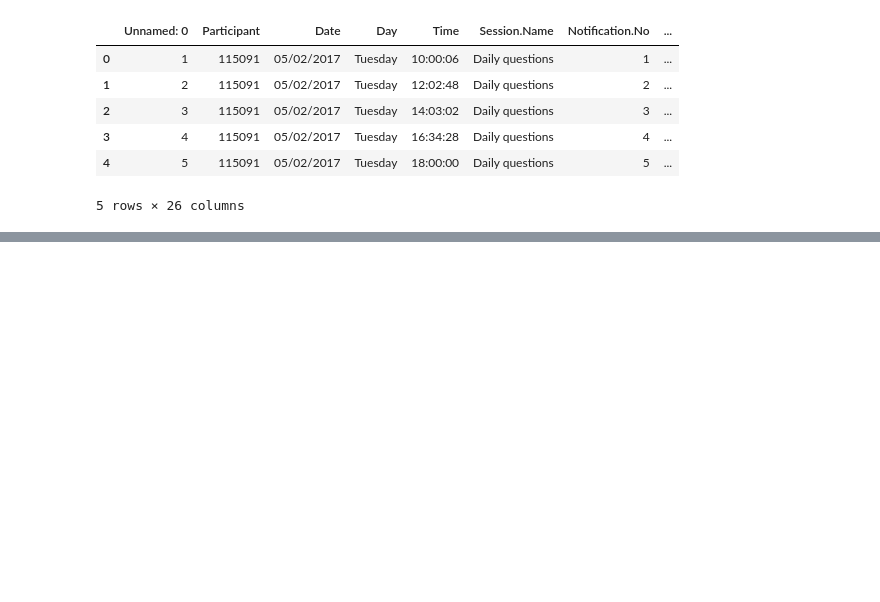
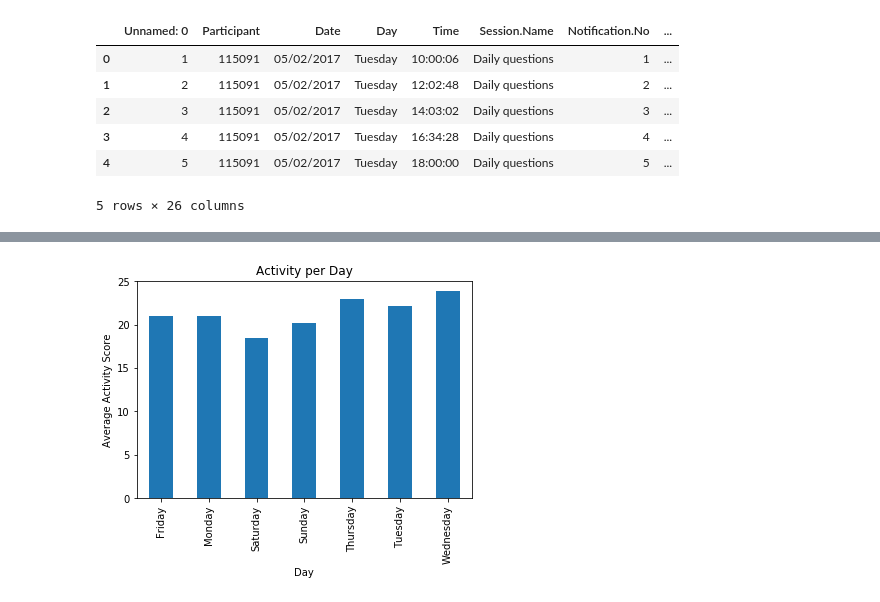
Before and after one commit to hialstkd/Social_Media_And_Happiness, a Jupyter notebook: cleaned_data.ipynb, the cells around one changed output, grey strips where cells are left out. Cells and saved outputs as stored; diff of their text form; code cells hidden in the pictures; blank space fills up the shorter version.

```diff
--- a/cleaned_data.ipynb
+++ b/cleaned_data.ipynb
@@ -49,0 +216,10 @@ cleaned_social_media.to_csv('Resources/cleaned_data.csv')
+# %%
+weekday_activity = cleaned_social_media.groupby(['Day'])['Active'].mean().reindex()
+weekday_activity.plot.bar()
+plt.title("Activity per Day")
+plt.xlabel("Day")
+plt.ylabel("Average Activity Score")
+plt.savefig('Day vs Activity ')
+plt.show()
+# %% [output]
+[figure, added]
```
Also changed, not shown: parts of 26 cells of this notebook, 10 other files.
